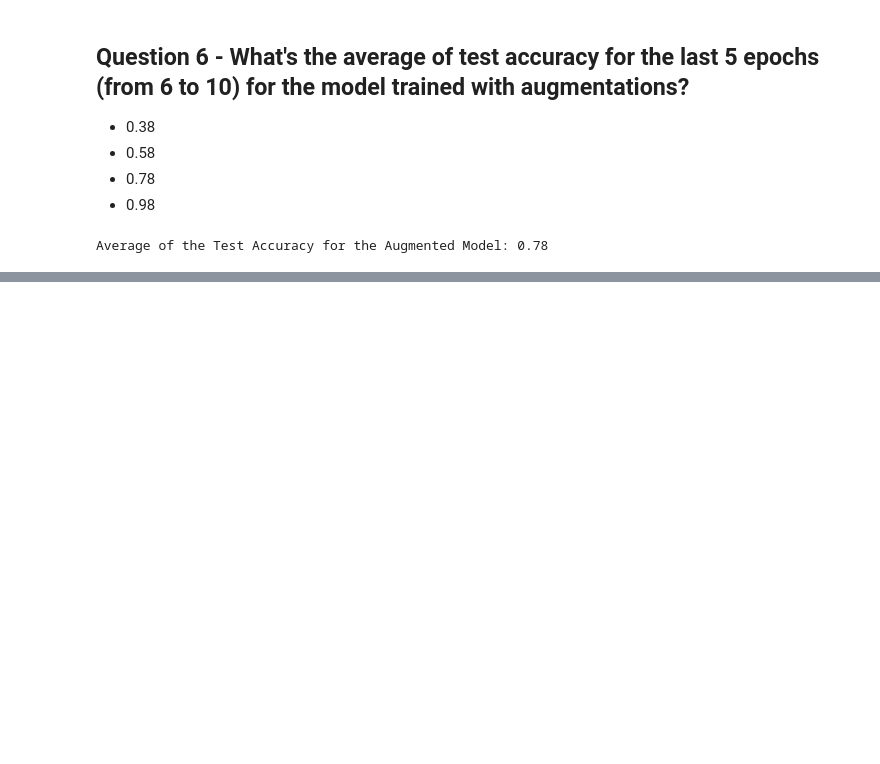
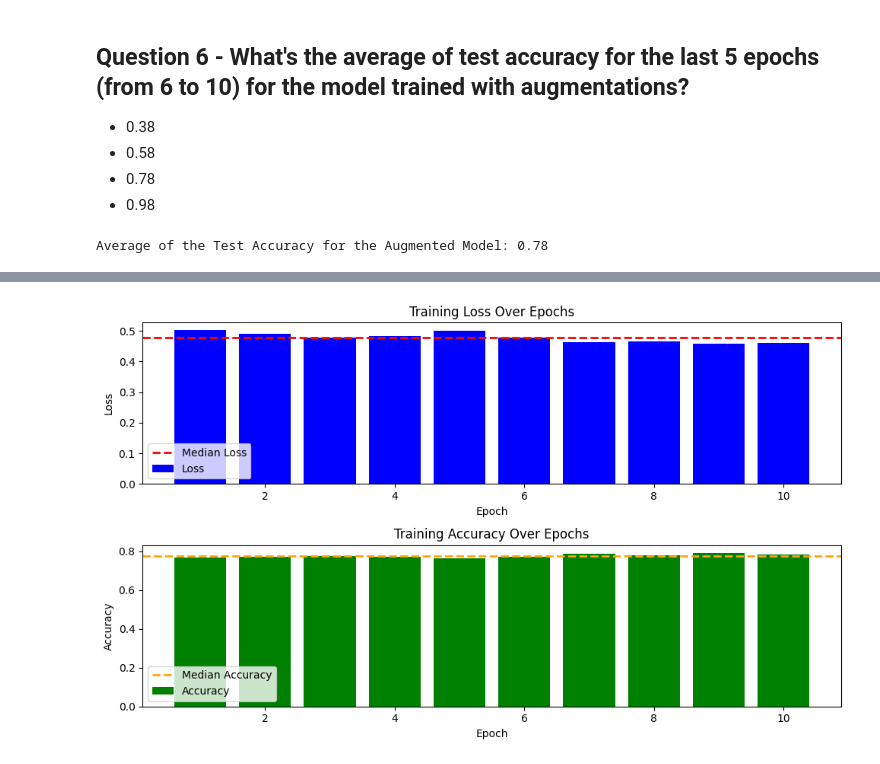
Before and after one commit to ozkary/machine-learning-engineering, a Jupyter notebook: 08-deep-learning/homework.ipynb, the cells around one changed output, grey strips where cells are left out. Drawn from its saved outputs; the diff is of its cells as text; code cells hidden in the pictures; blank space fills up the shorter version.

```diff
--- a/08-deep-learning/homework.ipynb
+++ b/08-deep-learning/homework.ipynb
@@ -315,3 +377,6 @@ aug_test_accuracy = round(np.mean(aug_history.history['accuracy'][5:]), 2)
 print("Average of the Test Accuracy for the Augmented Model:", aug_test_accuracy)
 # %% [output]
 Average of the Test Accuracy for the Augmented Model: 0.78
+# %%
+plot_history(aug_history,'cnn_metrics_augmented.png')
+# %% [output]
@@ -317,0 +385 @@ Average of the Test Accuracy for the Augmented Model: 0.78
+[figure, added]
```
Also changed, not shown: parts of 9 cells of this notebook, 2 other files.
